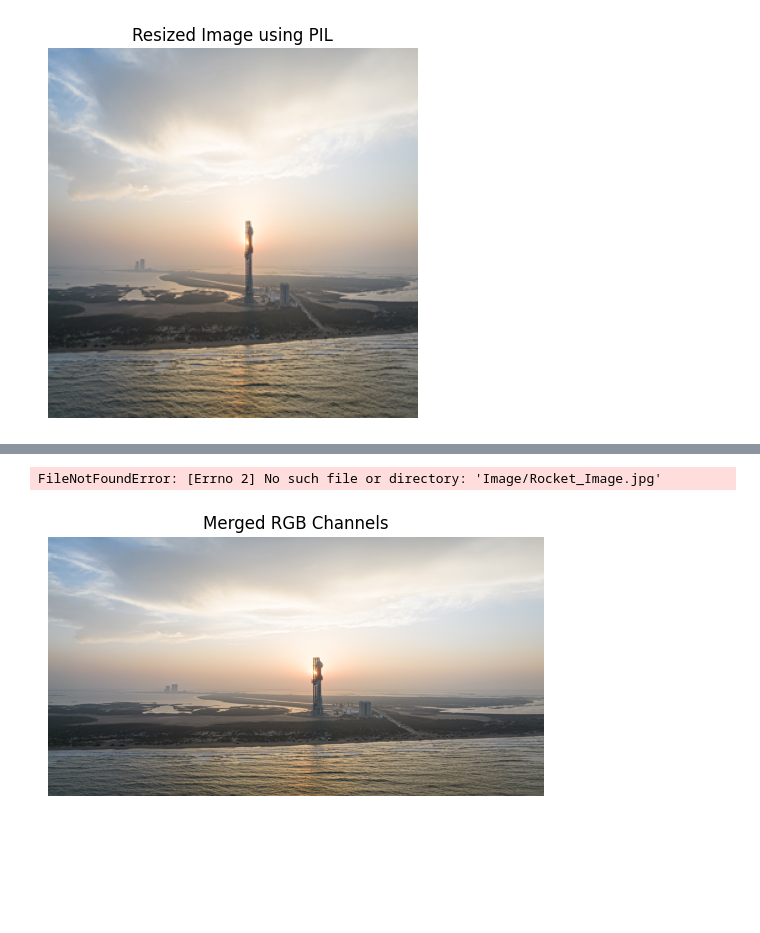
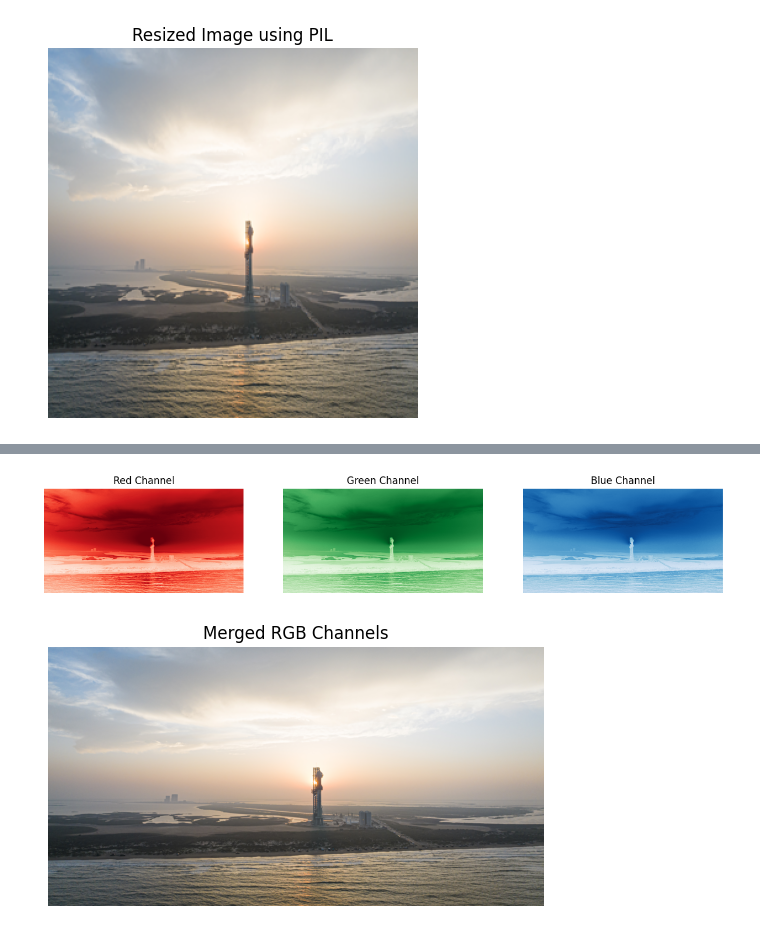
Before and after one commit to Meet2304/Computer-Vision, a Jupyter notebook: 1_Basic of Image Processing_25July25.ipynb, the cells around one changed output, grey strips where cells are left out. Saved outputs shown, nothing was run; the diff lists cells and outputs as text; code cells hidden in the pictures; blank space fills up the shorter version.

```diff
--- a/1_Basic of Image Processing_25July25.ipynb
+++ b/1_Basic of Image Processing_25July25.ipynb
@@ -100,23 +89,23 @@ plt.show()
 # %%
-original_image = Image.open("Image/Rocket_Image.jpg")
+original_image = Image.open("Images/Rocket_Image.jpg")
 # Splitting the imae into RGB channels
 r, g, b = original_image.split()
 plt.figure(figsize=(15, 5))
 plt.subplot(1, 3, 1)
 plt.imshow(r, cmap='Reds')
 plt.title("Red Channel")
 plt.axis('off')
 plt.subplot(1, 3, 2)
 plt.imshow(g, cmap='Greens')
 plt.title("Green Channel")
 plt.axis('off')
 plt.subplot(1, 3, 3)
 plt.imshow(b, cmap='Blues')
 plt.title("Blue Channel")
 plt.axis('off')
 plt.show()
 # %% [output]
-FileNotFoundError: [Errno 2] No such file or directory: 'Image/Rocket_Image.jpg'
+[figure, added]
 # %%
 # Merging the RGB channels back into a single image
 merged_image = Image.merge("RGB", (r, g, b))
```
Also changed, not shown: parts of 5 cells of this notebook, 1 other file.
